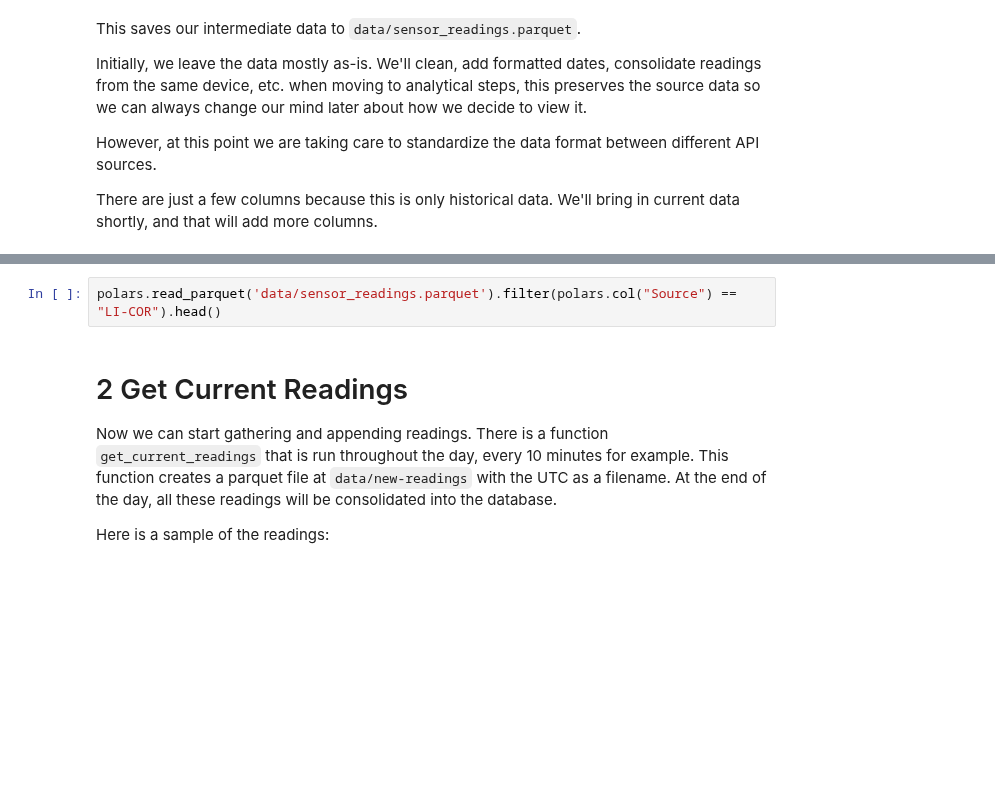
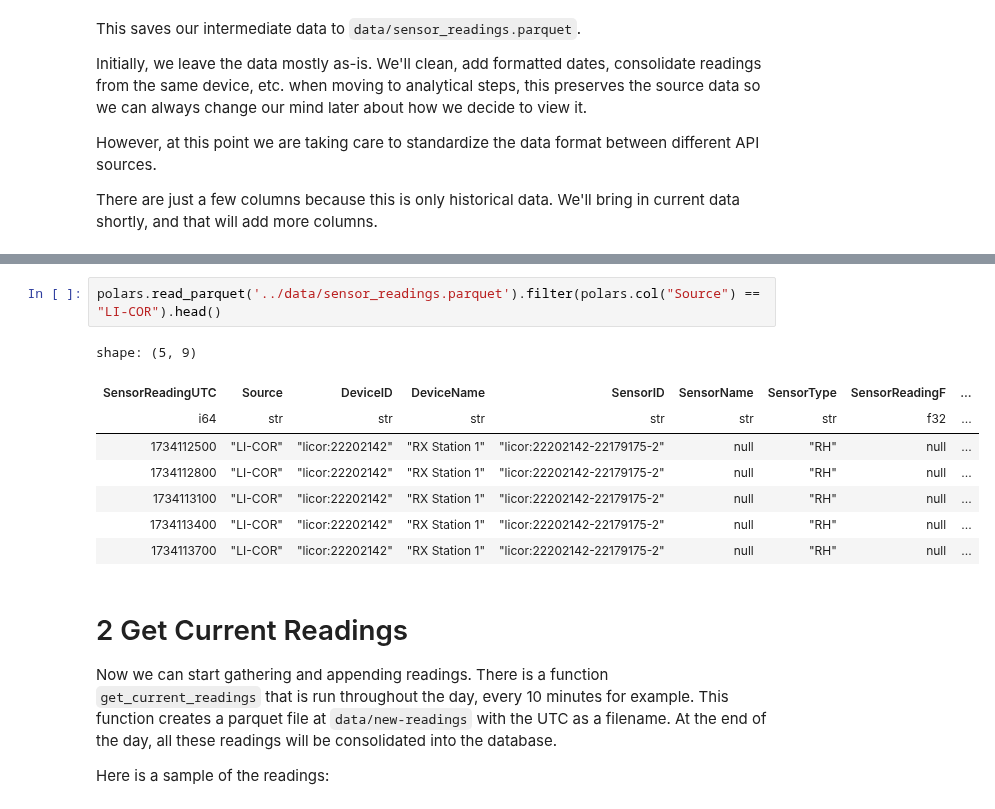
Before and after one commit to Environmental-Pipeline/environmental-sensor-poc, a Jupyter notebook: experiments/1-examples-cron.ipynb, the cells around one changed output, grey strips where cells are left out. Saved outputs shown, nothing was run; the diff lists cells and outputs as text; blank space fills up the shorter version.

```diff
--- a/experiments/1-examples-cron.ipynb
+++ b/experiments/1-examples-cron.ipynb
@@ -56,5 +73,14 @@ polars.read_parquet('data/sensor_readings.parquet').filter(polars.col("Source")
 # %%
-polars.read_parquet('data/sensor_readings.parquet').filter(polars.col("Source") == "LI-COR").head()
+polars.read_parquet('../data/sensor_readings.parquet').filter(polars.col("Source") == "LI-COR").head()
+# %% [output]
+shape: (5, 9)
+| SensorReadingUTC | Source | DeviceID | DeviceName | SensorID | SensorName | SensorType | SensorReadingF | ... |
+| i64 | str | str | str | str | str | str | f32 | ... |
+| 1734112500 | "LI-COR" | "licor:22202142" | "RX Station 1" | "licor:22202142-22179175-2" | null | "RH" | null | ... |
+| 1734112800 | "LI-COR" | "licor:22202142" | "RX Station 1" | "licor:22202142-22179175-2" | null | "RH" | null | ... |
+| 1734113100 | "LI-COR" | "licor:22202142" | "RX Station 1" | "licor:22202142-22179175-2" | null | "RH" | null | ... |
+| 1734113400 | "LI-COR" | "licor:22202142" | "RX Station 1" | "licor:22202142-22179175-2" | null | "RH" | null | ... |
+| 1734113700 | "LI-COR" | "licor:22202142" | "RX Station 1" | "licor:22202142-22179175-2" | null | "RH" | null | ... |
 # %% [markdown]
 # 2 Get Current Readings
 
```
Also changed, not shown: parts of 14 cells of this notebook, 4 other files.
